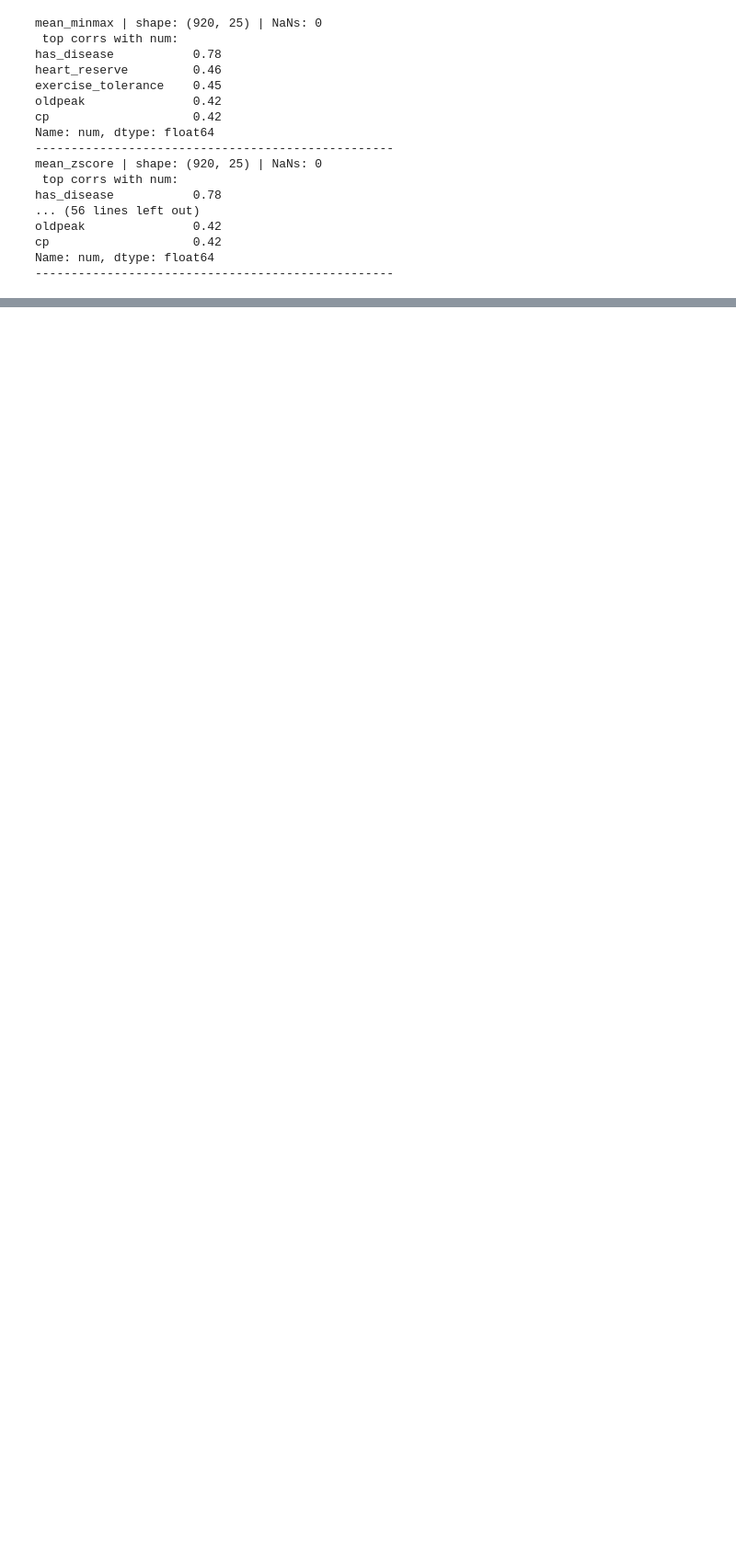
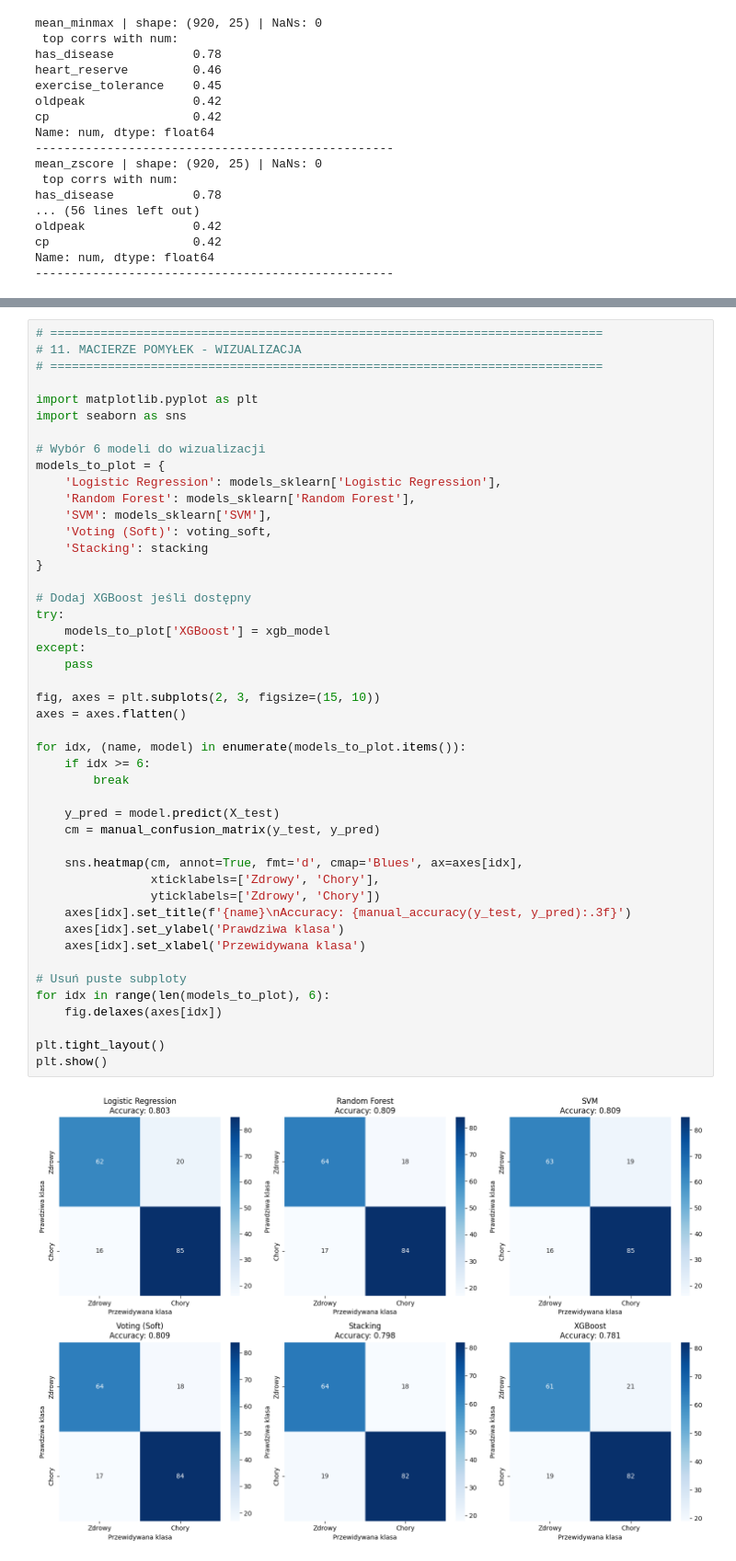
Before and after one commit to Nachos-mic/ZMUM_PROJEKT, a Jupyter notebook: zmum_project.ipynb, the cells around one changed output, grey strips where cells are left out. Shown at 92% size. Saved outputs shown, nothing was run; the diff lists cells and outputs as text; blank space fills up the shorter version.

Commit message:
Modele

```diff
--- a/zmum_project.ipynb
+++ b/zmum_project.ipynb
@@ -1002,0 +1393,48 @@ Name: num, dtype: float64
+# %%
+# =============================================================================
+# 11. MACIERZE POMYŁEK - WIZUALIZACJA
+# =============================================================================
+
+import matplotlib.pyplot as plt
+import seaborn as sns
+
+# Wybór 6 modeli do wizualizacji
+models_to_plot = {
+    'Logistic Regression': models_sklearn['Logistic Regression'],
+    'Random Forest': models_sklearn['Random Forest'],
+    'SVM': models_sklearn['SVM'],
+    'Voting (Soft)': voting_soft,
+    'Stacking': stacking
+}
+
+# Dodaj XGBoost jeśli dostępny
+try:
+    models_to_plot['XGBoost'] = xgb_model
+except:
+    pass
+
+fig, axes = plt.subplots(2, 3, figsize=(15, 10))
+axes = axes.flatten()
+
+for idx, (name, model) in enumerate(models_to_plot.items()):
+    if idx >= 6:
+        break
+
+    y_pred = model.predict(X_test)
+    cm = manual_confusion_matrix(y_test, y_pred)
+
+    sns.heatmap(cm, annot=True, fmt='d', cmap='Blues', ax=axes[idx],
+                xticklabels=['Zdrowy', 'Chory'],
+                yticklabels=['Zdrowy', 'Chory'])
+    axes[idx].set_title(f'{name}\nAccuracy: {manual_accuracy(y_test, y_pred):.3f}')
+    axes[idx].set_ylabel('Prawdziwa klasa')
+    axes[idx].set_xlabel('Przewidywana klasa')
+
+# Usuń puste subploty
+for idx in range(len(models_to_plot), 6):
+    fig.delaxes(axes[idx])
+
+plt.tight_layout()
+plt.show()
+# %% [output]
+[figure, added]
```
Also changed, not shown: parts of 13 cells of this notebook.
